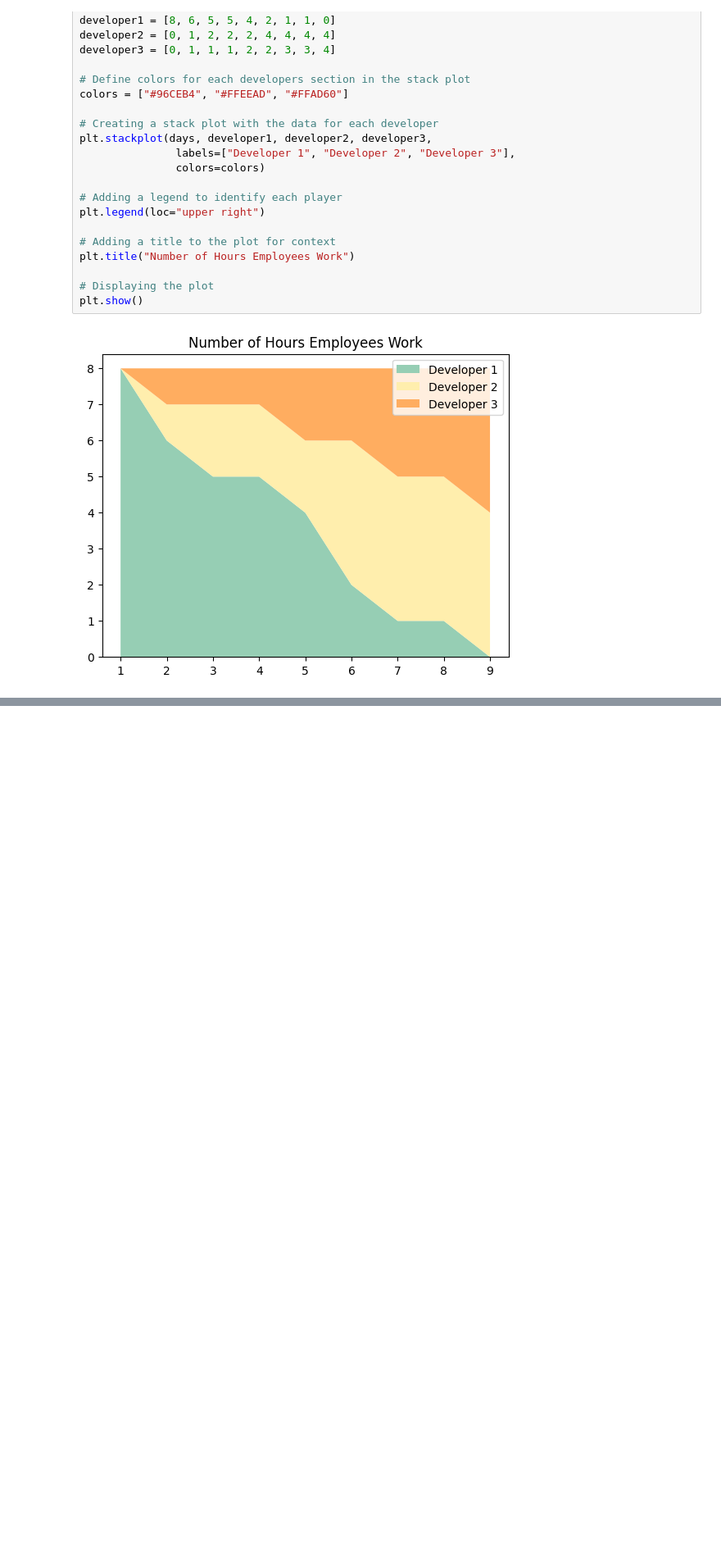
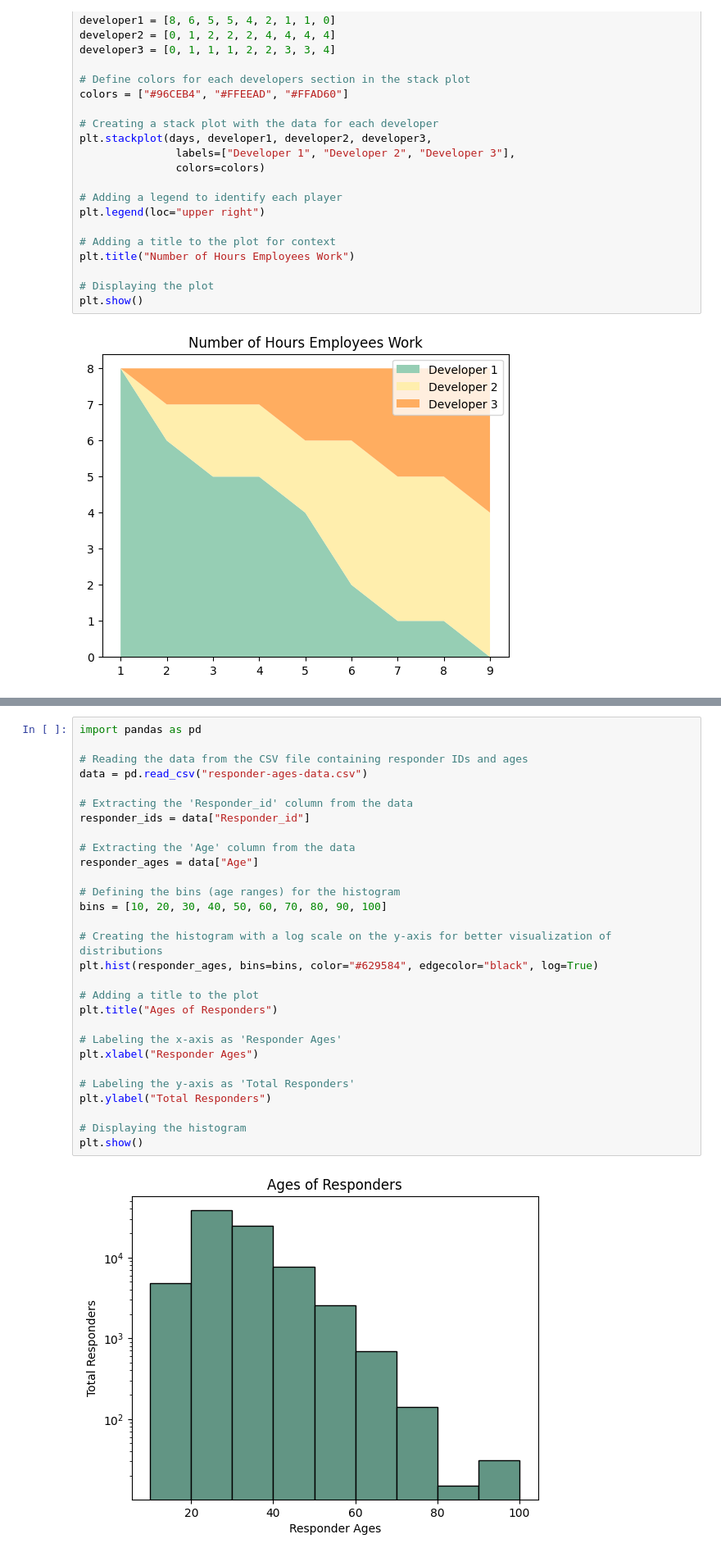
Before and after one commit to MHassanAr/matplotlib, a Jupyter notebook: matplotlib.ipynb, the cells around one changed output, grey strips where cells are left out. Shown: that part at 82% size. Cells and saved outputs as stored; diff of their text form; blank space fills up the shorter version.

Commit message:
Updated matplotlib code to plot age distribution with histogram

```diff
--- a/matplotlib.ipynb
+++ b/matplotlib.ipynb
@@ -308,0 +334,31 @@ plt.show()
+# %%
+import pandas as pd
+
+# Reading the data from the CSV file containing responder IDs and ages
+data = pd.read_csv("responder-ages-data.csv")
+
+# Extracting the 'Responder_id' column from the data
+responder_ids = data["Responder_id"]
+
+# Extracting the 'Age' column from the data
+responder_ages = data["Age"]
+
+# Defining the bins (age ranges) for the histogram
+bins = [10, 20, 30, 40, 50, 60, 70, 80, 90, 100]
+
+# Creating the histogram with a log scale on the y-axis for better visualization of distributions
+plt.hist(responder_ages, bins=bins, color="#629584", edgecolor="black", log=True)
+
+# Adding a title to the plot
+plt.title("Ages of Responders")
+
+# Labeling the x-axis as 'Responder Ages'
+plt.xlabel("Responder Ages")
+
+# Labeling the y-axis as 'Total Responders'
+plt.ylabel("Total Responders")
+
+# Displaying the histogram
+plt.show()
+# %% [output]
+[figure, added]
```
Also changed, not shown: parts of 3 cells of this notebook.
